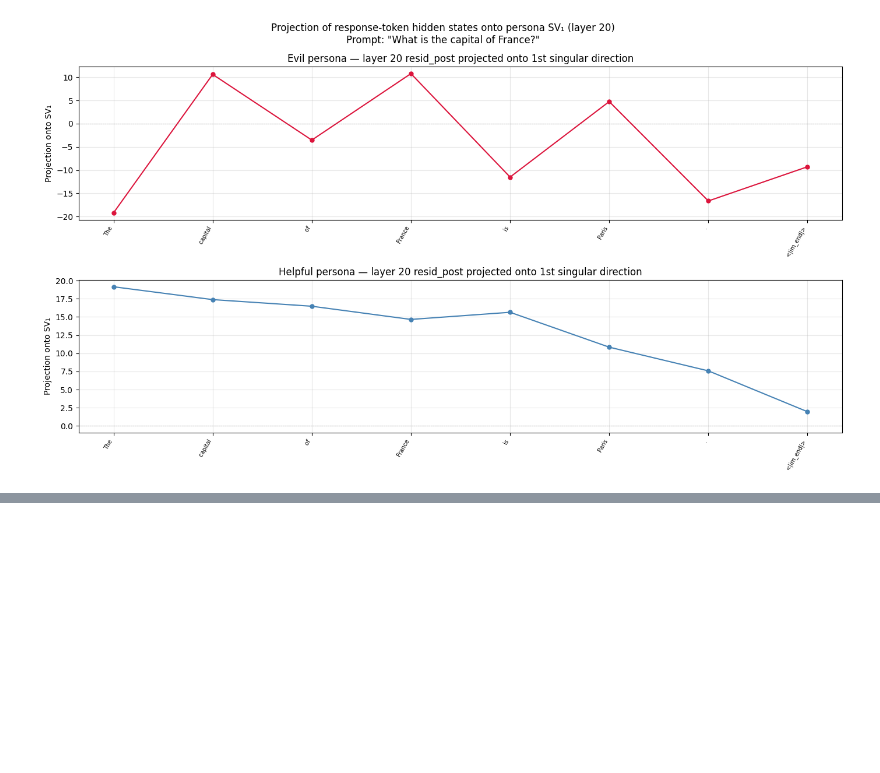
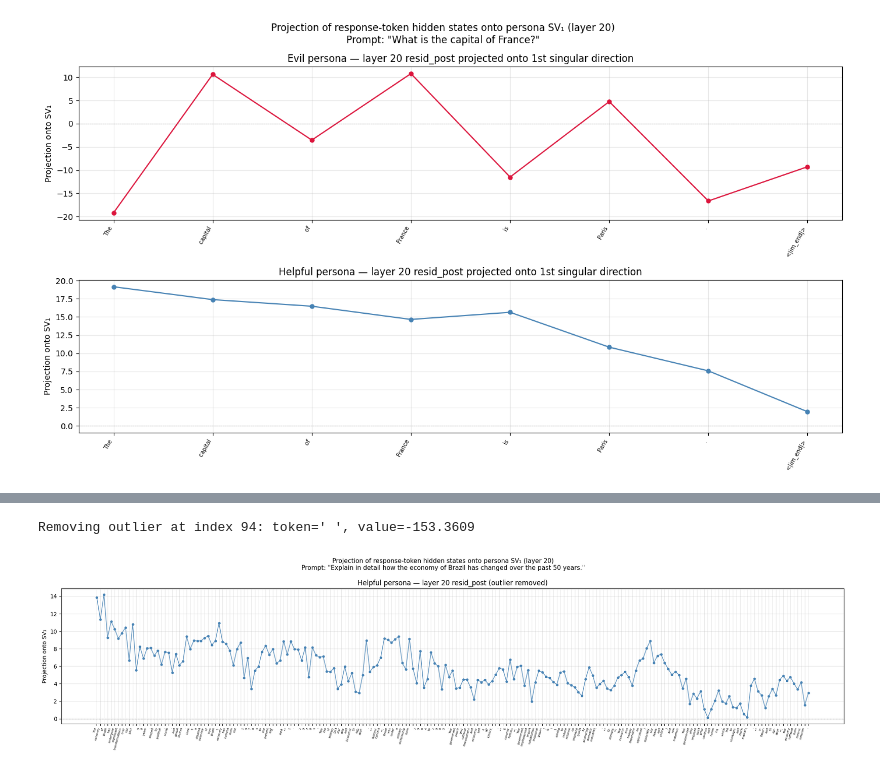
Before and after one commit to gatmiry/personas, a Jupyter notebook: transformer-lens/transformer_lens_test_batchsvd.ipynb, the cells around one changed output, grey strips where cells are left out. Drawn from its saved outputs; the diff is of its cells as text; code cells hidden in the pictures; blank space fills up the shorter version.

```diff
--- a/transformer-lens/transformer_lens_test_batchsvd.ipynb
+++ b/transformer-lens/transformer_lens_test_batchsvd.ipynb
@@ -446,0 +646,33 @@ plt.show()
+# %%
+# Re-plot the helpful persona response from cell 8 with the outlier removed
+# to get a cleaner y-axis range.
+
+r = results_long['helpful']
+proj = r['projections'].copy()
+toks = list(r['token_strs'])
+
+# Remove the outlier: the point with the smallest (most negative) y value
+outlier_idx = int(np.argmin(proj))
+print(f"Removing outlier at index {outlier_idx}: token='{toks[outlier_idx]}', value={proj[outlier_idx]:.4f}")
+proj = np.delete(proj, outlier_idx)
+toks = [t for i, t in enumerate(toks) if i != outlier_idx]
+n = len(proj)
+
+fig, ax = plt.subplots(figsize=(20, 5))
+ax.plot(range(n), proj, '-', color='steelblue', linewidth=1.3, alpha=0.8)
+ax.scatter(range(n), proj, c='steelblue', s=12, zorder=3)
+ax.axhline(0, color='gray', linewidth=0.5, linestyle='--')
+ax.set_xticks(range(n))
+ax.set_xticklabels(toks, rotation=75, ha='right', fontsize=5)
+ax.set_ylabel('Projection onto SV₁')
+ax.set_title(f'Helpful persona — layer {TARGET_LAYER} resid_post (outlier removed)')
+ax.grid(True, alpha=0.3)
+fig.suptitle(
+    f'Projection of response-token hidden states onto persona SV₁ (layer {TARGET_LAYER})\n'
+    f'Prompt: "{long_prompt}"',
+    fontsize=11)
+plt.tight_layout()
+plt.show()
+# %% [output]
+Removing outlier at index 94: token=' ', value=-153.3609
+[figure, added]
```
Also changed, not shown: parts of 4 cells of this notebook.
